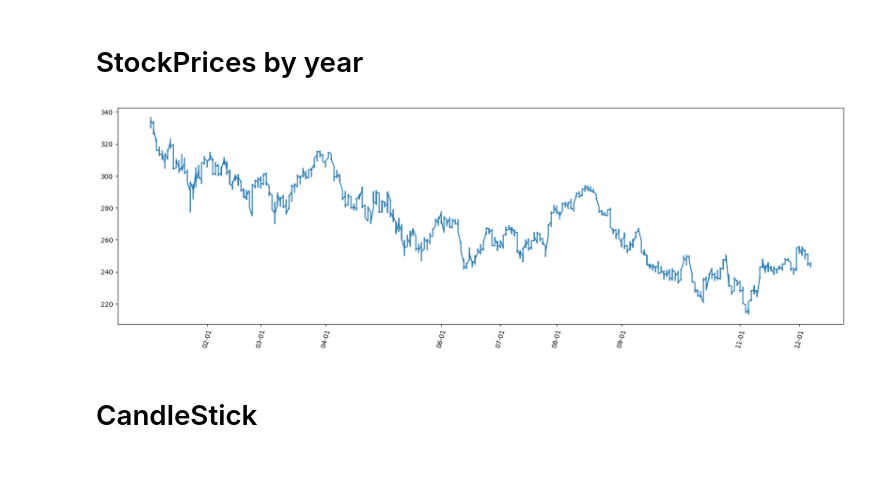
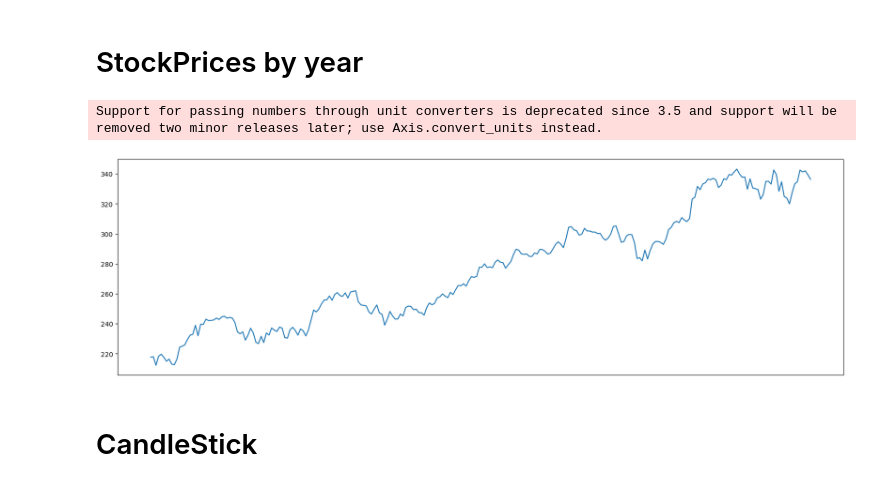
Before and after one commit to Bryce-jrs/ML_Stock_Analysis_MSFT, a Jupyter notebook: stockAnalysisMSFT.ipynb, the cells around one changed output. Saved outputs shown, nothing was run; the diff lists cells and outputs as text; code cells hidden in the pictures.

```diff
--- a/stockAnalysisMSFT.ipynb
+++ b/stockAnalysisMSFT.ipynb
@@ -53,71 +69,53 @@ def change_granularity_to_day(dataframe):
 # %%
 import matplotlib.pyplot as plt
 import calendar
+import pandas as pd  # You need to import pandas
 
 # stock over a year
-
-def yearlyStock(year:str):
-     # Filtrer les lignes du DataFrame où la colonne 'Index' est égale à 'ticker'
+def yearlyStock(df, year):
     df_filtered = df.copy()
-
-    # Convertir la colonne 'Date' en format de date
     df_filtered['date'] = pd.to_datetime(df_filtered['date'])
-
-    # Filtrer les lignes basées sur l'année
     mask = df_filtered['date'].dt.year == int(year)
     df_yearly = df_filtered.loc[mask]
-
-    # Extraire les colonnes 'Date' et 'close' et les retourner en tant que listes
     x_year = df_yearly['date'].dt.strftime('%m-%d').tolist()
     y_year = df_yearly['close'].tolist()
-
-    return x_year,y_year
+    return x_year, y_year
 
 # stock over a month
-
-def monthlyStock(year: str, month: str):
-    # Filtrer les lignes du DataFrame où la colonne 'Index' est égale à 'ticker'
+def monthlyStock(df, year, month):
     df_filtered = df.copy()
-
-    # Convertir la colonne 'Date' en format de date
     df_filtered['date'] = pd.to_datetime(df_filtered['date'])
-
-    # Filtrer les lignes basées sur l'année et le mois
     mask = (df_filtered['date'].dt.year == int(year)) & (df_filtered['date'].dt.month == int(month))
-
-    # Utiliser .loc pour attribuer les valeurs filtrées
     x_month = df_filtered.loc[mask, 'date'].dt.day.tolist()
     y_month = df_filtered.loc[mask, 'close'].tolist()
-
     return x_month, y_month
-
 
 def get_monthly_ticks(year):
     monthly_ticks = []
     for month in range(1, 13):
         _, last_day = calendar.monthrange(year, month)
-        first_day = f"{month:02d}-01"
+        first_day = f"{year:04d}-{month:02d}-01"
         monthly_ticks.extend([first_day])
     return monthly_ticks
 
-def drawStockclosePricesGraph(year=None,month = None):
-    if year != None:
+def drawStockclosePricesGraph(df, year=None, month=None):
+    if year is not None:
         x_ticks = get_monthly_ticks(int(year))
-        if month != None:
-            x,y = monthlyStock(year,month)
+        if month is not None:
+            x, y = monthlyStock(df, year, month)
         else:
-            x,y = yearlyStock(year)
+            x, y = yearlyStock(df, year)
         x_ticks = list(set(x_ticks) & set(x))
         plt.figure(figsize=(20, 6))
-        plt.plot(x,y)
-
+        plt.plot(x, y)
         plt.xticks(x_ticks)
         plt.xticks(rotation=75)
         plt.show()
-
-drawStockclosePricesGraph('2022')
-# %% [output]
-[figure, removed]
+# %%
+drawStockclosePricesGraph(df_filtered, '2021')
+# %% [output]
+Support for passing numbers through unit converters is deprecated since 3.5 and support will be removed two minor releases later; use Axis.convert_units instead.
+[figure, added]
 # %% [markdown]
 # CandleStick
 # %%
```
Also changed, not shown: parts of 8 cells of this notebook.
